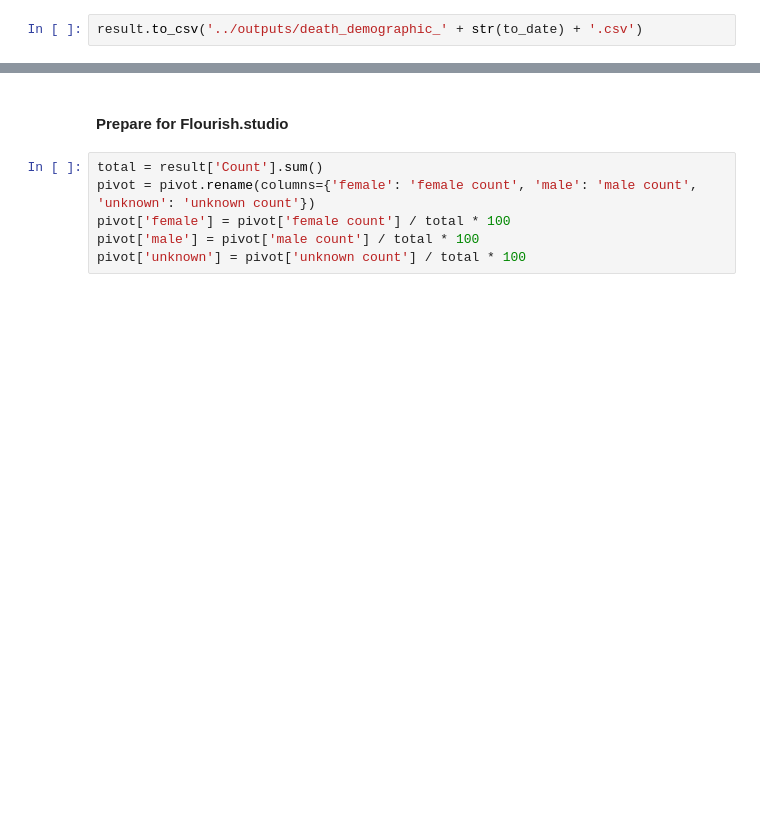
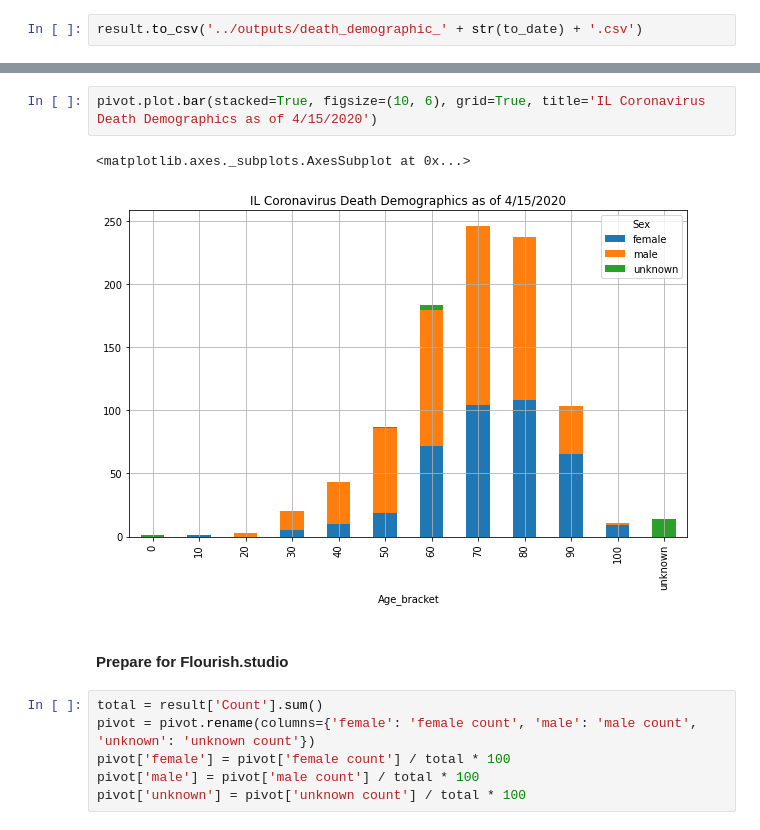
Before and after one commit to jianxu305/nCov2019_analysis, a Jupyter notebook: src/IL_death_demographic.ipynb, the cells around one changed output, grey strips where cells are left out. Cells and saved outputs as stored; diff of their text form; blank space fills up the shorter version.

```diff
--- a/src/IL_death_demographic.ipynb
+++ b/src/IL_death_demographic.ipynb
@@ -52,4 +66,9 @@ pivot
 | unknown | NaN | NaN | 14.0 |
+# %%
+pivot.plot.bar(stacked=True, figsize=(10, 6), grid=True, title='IL Coronavirus Death Demographics as of 4/15/2020')
+# %% [output]
+<matplotlib.axes._subplots.AxesSubplot at 0x...>
+[figure, added]
 # %% [markdown]
 #### Prepare for Flourish.studio
 # %%
```
Also changed, not shown: parts of 4 cells of this notebook, 2 other files.
